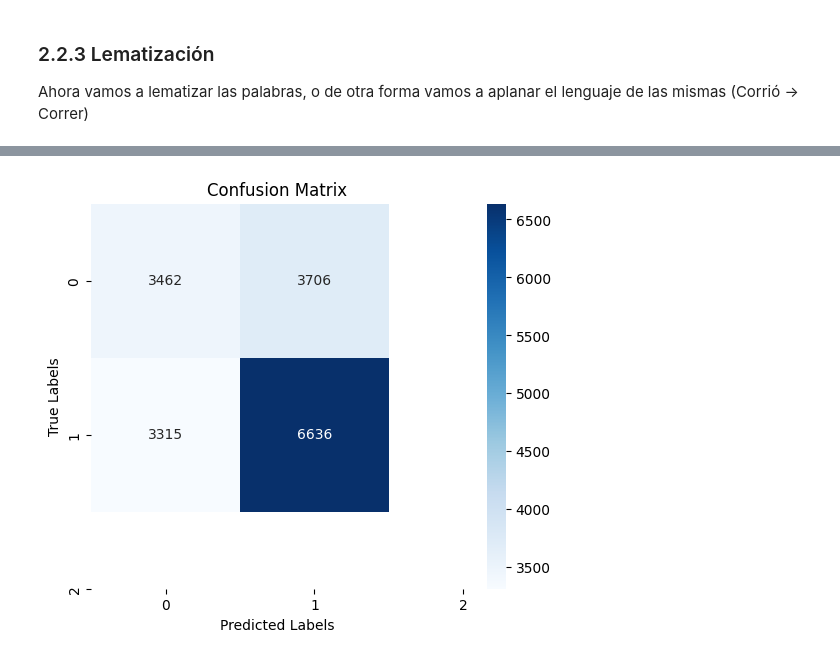
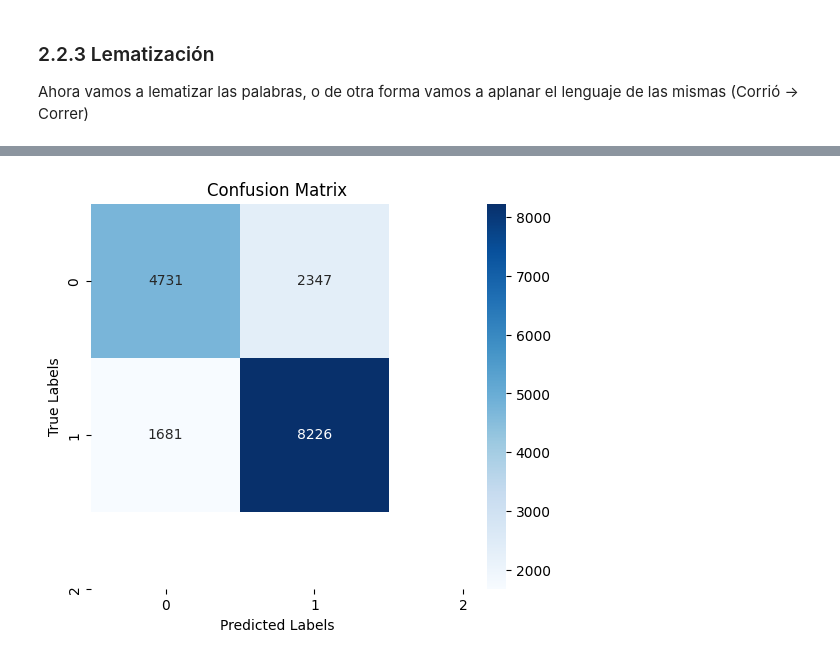
Before and after one commit to tomasSiSa18/Proyecto1BI, a Jupyter notebook: Proyecto1.ipynb, the cells around one changed output, grey strips where cells are left out. Saved outputs shown, nothing was run; the diff lists cells and outputs as text; code cells hidden in the pictures.

```diff
--- a/Proyecto1.ipynb
+++ b/Proyecto1.ipynb
@@ -116,3 +101,6 @@ textos.head()
 # profile.to_notebook_iframe()
 # %%
 news_df = news_df[["Label", "Titulo", "Descripcion"]]
+# %%
+news_df = news_df.drop_duplicates()
+news_df.shape[0]
@@ -177,13 +173,17 @@ news_df.head()
 
 Ahora vamos a lematizar las palabras, o de otra forma vamos a aplanar el lenguaje de las mismas (Corrió -> Correr)
 # %%
-nlp = spacy.load("es_core_news_sm")
+def lemmaWords(words):
 
-def lemmaWords(words):
-    new_words = ""
+    lem = WordNetLemmatizer()
+
+    result = ""
     for word in words:
-        new_words += word + " "
-    return new_words
+        result += lem.lemmatize(word, pos='v') + " "
+
+    return result
 
 news_df['TituloLemm']=news_df['TituloLimpio'].apply(lemmaWords)
 news_df['DescripcionLemm']=news_df['DescripcionLimpio'].apply(lemmaWords)
+
+news_df.head()
@@ -198,0 +197,11 @@ news_df.head()
+# %%
+lbl = news_df["Label"]
+
+# Convert text data into numerical vectors
+vectorizer = TfidfVectorizer()
+tit = vectorizer.fit_transform(news_df['TituloLemm'])
+desc = vectorizer.fit_transform(news_df['DescripcionLemm'])
+lbl = news_df["Label"]
+
+lbl = pd.concat([news_df['Label'], news_df['Label']], ignore_index=True).to_frame()
+print(lbl)
@@ -199,33 +223,25 @@ news_df.head()
 # %%
- # Se selecciona la variable objetivo, en este caso "Label".
-from sklearn.neighbors import KNeighborsClassifier
 
-from sklearn.feature_extraction.text import TfidfVectorizer
-
-# Convert text data into numerical vectors
-vectorizer = TfidfVectorizer()
-X = vectorizer.fit_transform(news_df['TituloLemm'])  # Convert text into TF-IDF features
-
-
-Y = news_df['Label']
+X = sp.hstack([tit, desc])
+Y = news_df["Label"]
 
 X_train, X_test, Y_train, Y_test = train_test_split(X, Y, test_size=0.3, random_state=1)
 
-neigh = KNeighborsClassifier(n_neighbors=3)
+neigh = KNeighborsClassifier(n_neighbors=7)
 neigh = neigh.fit(X_train, Y_train)
 
 y_pred = neigh.predict(X_test)
 
 cm = confusion_matrix(Y_test, y_pred)
 
 plt.figure(figsize=(6, 5))
 sns.heatmap(cm, annot=True, fmt="d", cmap="Blues", xticklabels=[0, 1, 2], yticklabels=[0, 1, 2])
 plt.xlabel("Predicted Labels")
 plt.ylabel("True Labels")
 plt.title("Confusion Matrix")
 plt.show()
 # %% [output]
-[figure, old version]
+[figure, new version]
 # %%
 from sklearn.metrics import f1_score, precision_score, recall_score, accuracy_score
 
```
Also changed, not shown: parts of 12 cells of this notebook.
